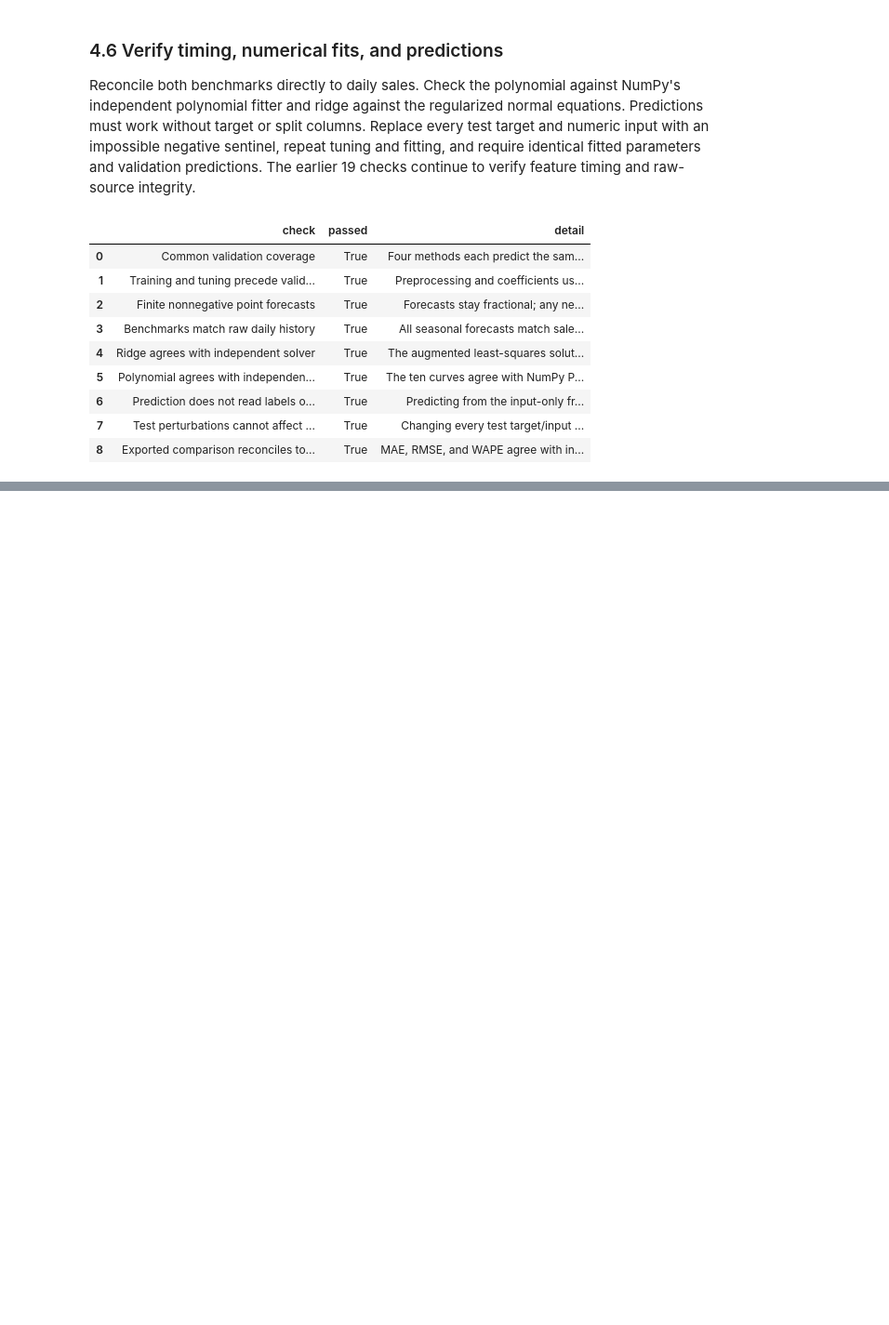
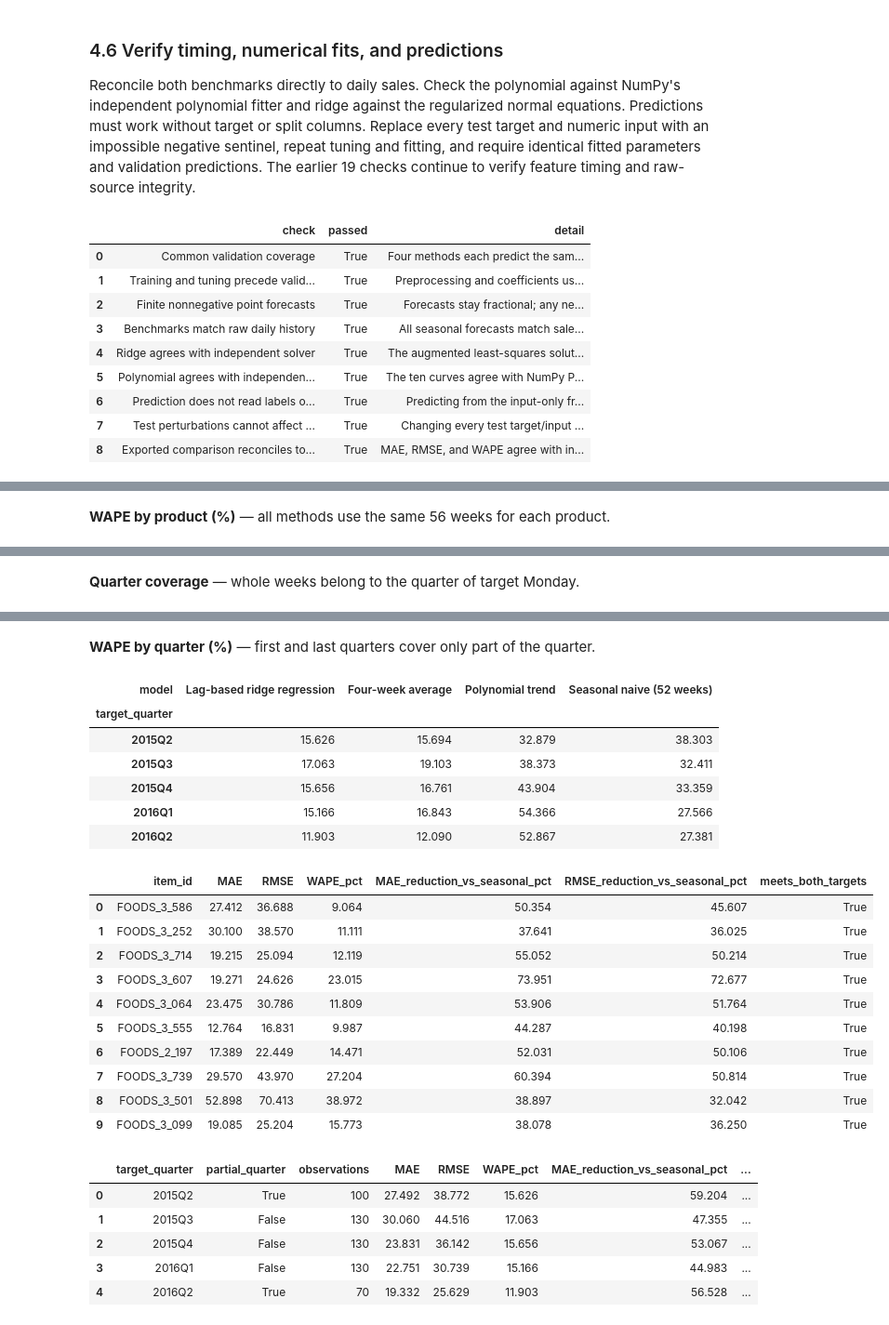
Before and after one commit to mia5130-group2/m5-retail-optimization, a Jupyter notebook: M5_Milestone_2_Demand_Forecasting.ipynb, the cells around one changed output, grey strips where cells are left out. Shown at 93% size. Drawn from its saved outputs; the diff is of its cells as text; code cells hidden in the pictures; blank space fills up the shorter version.

```diff
--- a/M5_Milestone_2_Demand_Forecasting.ipynb
+++ b/M5_Milestone_2_Demand_Forecasting.ipynb
@@ -1857,0 +2083,53 @@ Validation covers only eight spring weeks at one store. Product/quarter tables d
+# %%
+m2_test_product_metrics = m2_with_baseline_comparison(
+    m2_group_metrics(m2_test_predictions, ["model", "item_id"]), ["item_id"]
+)
+m2_test_quarter_metrics = m2_with_baseline_comparison(
+    m2_group_metrics(m2_test_predictions, ["model", "target_quarter"]), ["target_quarter"]
+)
+m2_test_product_quarter_metrics = m2_with_baseline_comparison(
+    m2_group_metrics(m2_test_predictions, ["model", "item_id", "target_quarter"]),
+    ["item_id", "target_quarter"],
+)
+
+m2_test_week_calendar = m2_test[["week_start", "week_end", "target_quarter"]].drop_duplicates()
+m2_quarter_coverage_rows = []
+for quarter, weeks in m2_test_week_calendar.groupby("target_quarter", sort=True):
+    period = pd.Period(quarter, freq="Q")
+    mondays = pd.date_range(period.start_time, period.end_time.normalize(), freq="W-MON")
+    m2_quarter_coverage_rows.append({
+        "target_quarter": quarter, "test_weeks": len(weeks), "product_weeks": len(weeks)*10,
+        "expected_Mondays_in_quarter": len(mondays), "partial_quarter": len(weeks) != len(mondays),
+        "first_target_Monday": weeks.week_start.min(), "last_target_Sunday": weeks.week_end.max(),
+    })
+m2_test_quarter_coverage = pd.DataFrame(m2_quarter_coverage_rows)
+for name in ["m2_test_quarter_metrics", "m2_test_product_quarter_metrics"]:
+    globals()[name] = globals()[name].merge(
+        m2_test_quarter_coverage[["target_quarter", "expected_Mondays_in_quarter", "partial_quarter"]],
+        on="target_quarter", how="left", validate="many_to_one",
+    )
+
+m2_selected_product_results = m2_test_product_metrics[
+    m2_test_product_metrics.selected_before_test
+].set_index("item_id").reindex(M2_EXPERIMENT["item_ids"]).reset_index()
+m2_selected_quarter_results = m2_test_quarter_metrics[
+    m2_test_quarter_metrics.selected_before_test
+].sort_values("target_quarter").reset_index(drop=True)
+
+display(Markdown("**WAPE by product (%)** — all methods use the same 56 weeks for each product."))
+display(m2_test_product_metrics.pivot(index="item_id", columns="model", values="WAPE_pct")
+        .reindex(M2_EXPERIMENT["item_ids"]).rename(columns=M2_MODEL_LABELS))
+display(Markdown("**Quarter coverage** — whole weeks belong to the quarter of target Monday."))
+display(m2_test_quarter_coverage)
+display(Markdown("**WAPE by quarter (%)** — first and last quarters cover only part of the quarter."))
+display(m2_test_quarter_metrics.pivot(index="target_quarter", columns="model", values="WAPE_pct")
+        .rename(columns=M2_MODEL_LABELS))
+with pd.option_context("display.max_columns", None):
+    display(m2_selected_product_results[["item_id", "MAE", "RMSE", "WAPE_pct",
+                                         "MAE_reduction_vs_seasonal_pct", "RMSE_reduction_vs_seasonal_pct",
+                                         "meets_both_targets"]])
+    display(m2_selected_quarter_results[["target_quarter", "partial_quarter", "observations", "MAE", "RMSE",
+                                         "WAPE_pct", "MAE_reduction_vs_seasonal_pct",
+                                         "RMSE_reduction_vs_seasonal_pct", "meets_both_targets"]])
+# %% [output]
+**WAPE by product (%)** — all methods use the same 56 weeks for each product.
@@ -1857,0 +2148 @@ Validation covers only eight spring weeks at one store. Product/quarter tables d
+**Quarter coverage** — whole weeks belong to the quarter of target Monday.
@@ -1857,0 +2155,25 @@ Validation covers only eight spring weeks at one store. Product/quarter tables d
+**WAPE by quarter (%)** — first and last quarters cover only part of the quarter.
+| model | Lag-based ridge regression | Four-week average | Polynomial trend | Seasonal naive (52 weeks) |
+| target_quarter |  |  |  |  |
+| 2015Q2 | 15.626 | 15.694 | 32.879 | 38.303 |
+| 2015Q3 | 17.063 | 19.103 | 38.373 | 32.411 |
+| 2015Q4 | 15.656 | 16.761 | 43.904 | 33.359 |
+| 2016Q1 | 15.166 | 16.843 | 54.366 | 27.566 |
+| 2016Q2 | 11.903 | 12.090 | 52.867 | 27.381 |
+|  | item_id | MAE | RMSE | WAPE_pct | MAE_reduction_vs_seasonal_pct | RMSE_reduction_vs_seasonal_pct | meets_both_targets |
+| 0 | FOODS_3_586 | 27.412 | 36.688 | 9.064 | 50.354 | 45.607 | True |
+| 1 | FOODS_3_252 | 30.100 | 38.570 | 11.111 | 37.641 | 36.025 | True |
+| 2 | FOODS_3_714 | 19.215 | 25.094 | 12.119 | 55.052 | 50.214 | True |
+| 3 | FOODS_3_607 | 19.271 | 24.626 | 23.015 | 73.951 | 72.677 | True |
+| 4 | FOODS_3_064 | 23.475 | 30.786 | 11.809 | 53.906 | 51.764 | True |
+| 5 | FOODS_3_555 | 12.764 | 16.831 | 9.987 | 44.287 | 40.198 | True |
+| 6 | FOODS_2_197 | 17.389 | 22.449 | 14.471 | 52.031 | 50.106 | True |
+| 7 | FOODS_3_739 | 29.570 | 43.970 | 27.204 | 60.394 | 50.814 | True |
+| 8 | FOODS_3_501 | 52.898 | 70.413 | 38.972 | 38.897 | 32.042 | True |
+| 9 | FOODS_3_099 | 19.085 | 25.204 | 15.773 | 38.078 | 36.250 | True |
+|  | target_quarter | partial_quarter | observations | MAE | RMSE | WAPE_pct | MAE_reduction_vs_seasonal_pct | ... |
+| 0 | 2015Q2 | True | 100 | 27.492 | 38.772 | 15.626 | 59.204 | ... |
+| 1 | 2015Q3 | False | 130 | 30.060 | 44.516 | 17.063 | 47.355 | ... |
+| 2 | 2015Q4 | False | 130 | 23.831 | 36.142 | 15.656 | 53.067 | ... |
+| 3 | 2016Q1 | False | 130 | 22.751 | 30.739 | 15.166 | 44.983 | ... |
+| 4 | 2016Q2 | True | 70 | 19.332 | 25.629 | 11.903 | 56.528 | ... |
```
Also changed, not shown: parts of 21 cells of this notebook, 21 other files.
